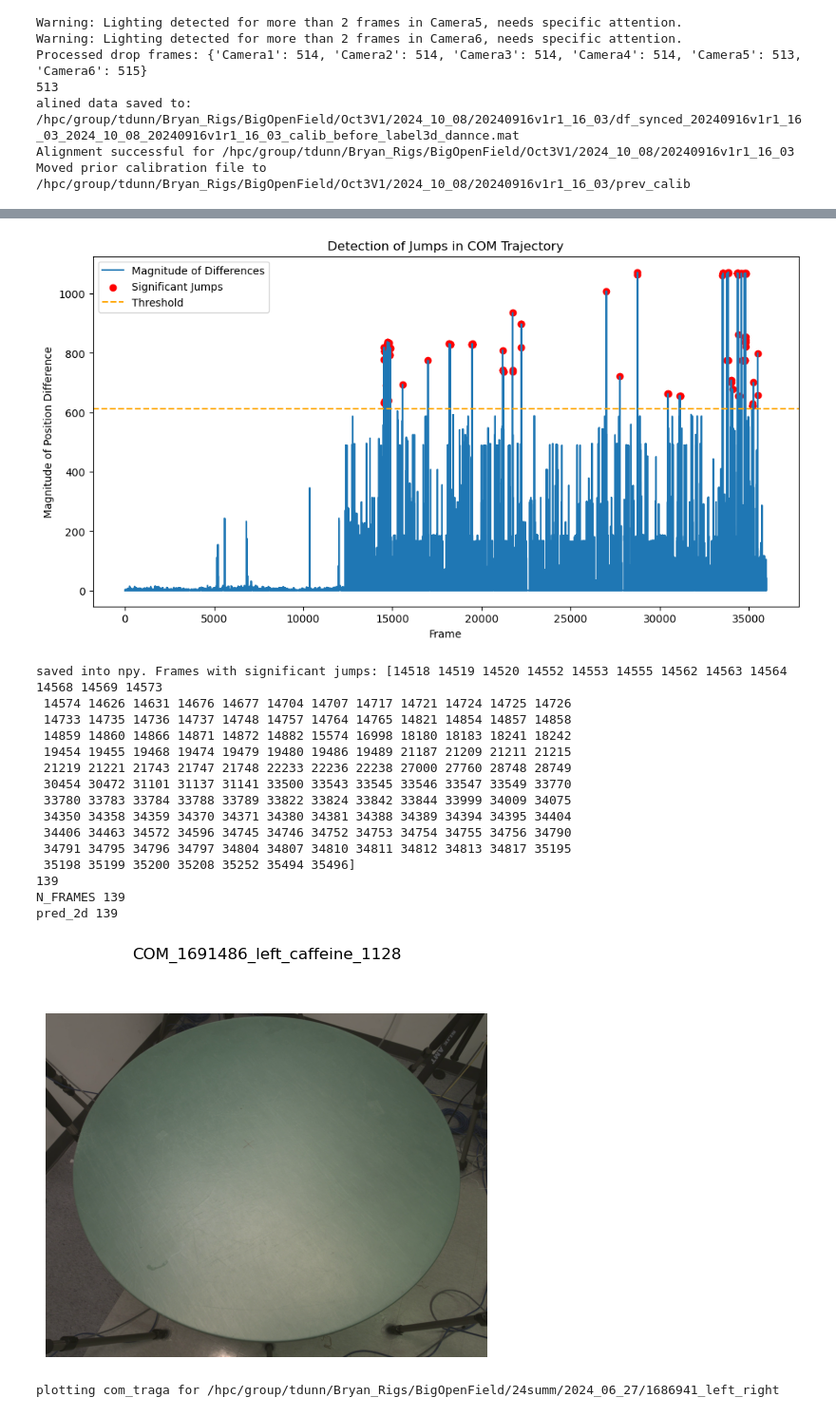
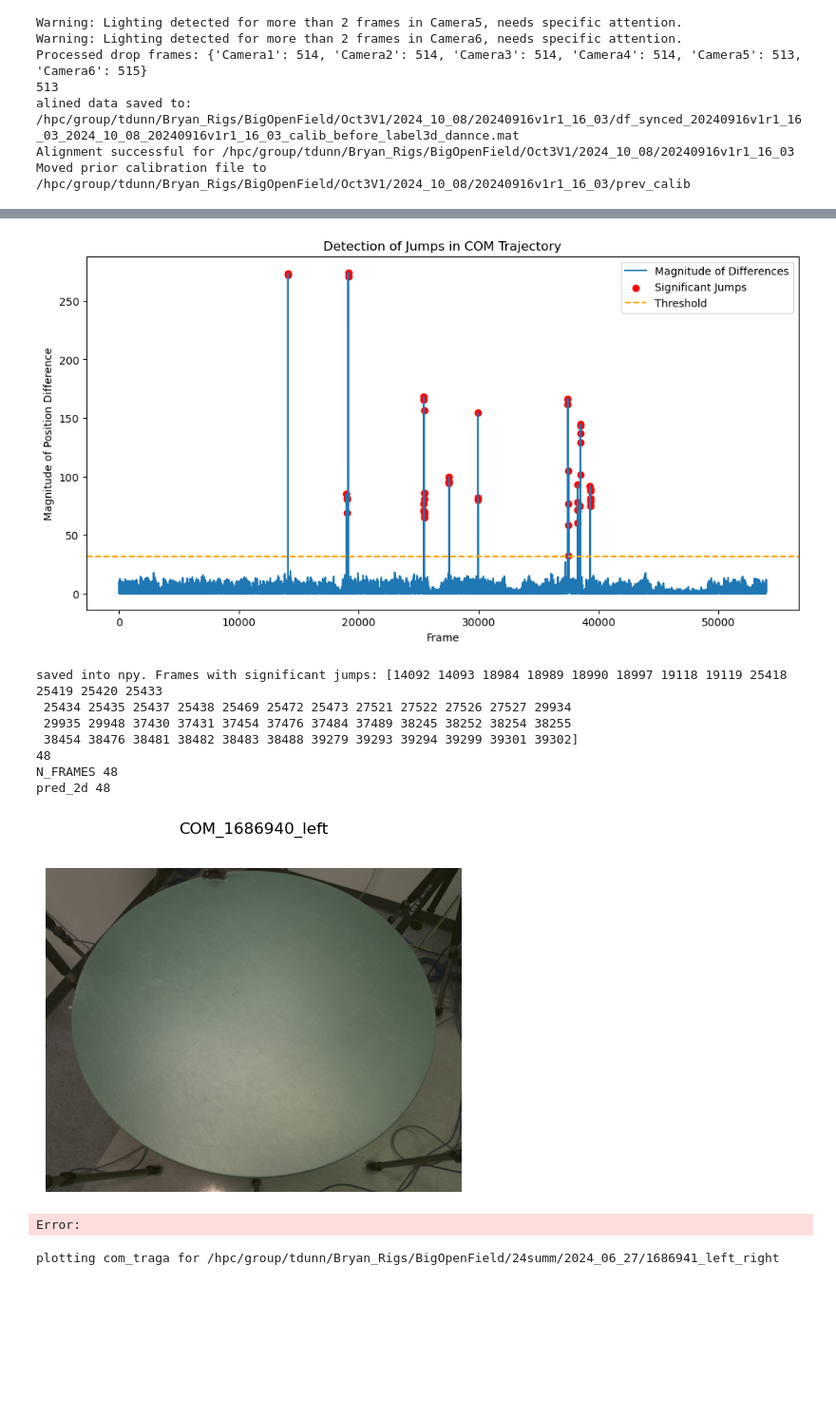
Before and after one commit to gadsfly/BBOP, a Jupyter notebook: execution/try/sync_df_from_raw_exe.ipynb, the cells around one changed output, grey strips where cells are left out. Shown at 95% size. Saved outputs shown, nothing was run; the diff lists cells and outputs as text; code cells hidden in the pictures; blank space fills up the shorter version.

```diff
--- a/execution/try/sync_df_from_raw_exe.ipynb
+++ b/execution/try/sync_df_from_raw_exe.ipynb
@@ -55,7 +55,8 @@ from utlis.vis_valid_utlis.com_trag_updated import plot_com_all
 # base_folder = '/hpc/group/tdunn/Bryan_Rigs/BigOpenField/Oct3V1/2024_11_06/0cricket_test_2_14_00'
 # '/hpc/group/tdunn/Bryan_Rigs/BigOpenField/24summ/2024_07_02/1691486_left_right_saline_1430'
 base_folders = [
-    '/hpc/group/tdunn/Bryan_Rigs/BigOpenField/24summ/2024_07_03/1691486_left_caffeine_1128'
+    '/hpc/group/tdunn/Bryan_Rigs/BigOpenField/24summ/2024_06_26/1686940_left'
+    # '/hpc/group/tdunn/Bryan_Rigs/BigOpenField/24summ/2024_07_03/1691486_left_caffeine_1128'
     # '/hpc/group/tdunn/Bryan_Rigs/BigOpenField/Oct3V1/2024_11_13/20240910v1r_cricket_cyliner_test_16_17'
     # '/hpc/group/tdunn/Bryan_Rigs/BigOpenField/Oct3V1/2024_11_06/0cricket_test_2_14_00',
     # '/hpc/group/tdunn/Bryan_Rigs/BigOpenField/Oct3V1/2024_11_07/20241015pmcr2_AO_12_52',
@@ -80,20 +81,13 @@ Analysis complete. Plots saved to: /hpc/group/tdunn/Bryan_Rigs/BigOpenField/24su
-[figure, old version]
+[figure, new version]
-saved into npy. Frames with significant jumps: [14518 14519 14520 14552 14553 14555 14562 14563 14564 14568 14569 14573
- 14574 14626 14631 14676 14677 14704 14707 14717 14721 14724 14725 14726
- 14733 14735 14736 14737 14748 14757 14764 14765 14821 14854 14857 14858
- 14859 14860 14866 14871 14872 14882 15574 16998 18180 18183 18241 18242
- 19454 19455 19468 19474 19479 19480 19486 19489 21187 21209 21211 21215
- 21219 21221 21743 21747 21748 22233 22236 22238 27000 27760 28748 28749
- 30454 30472 31101 31137 31141 33500 33543 33545 33546 33547 33549 33770
- 33780 33783 33784 33788 33789 33822 33824 33842 33844 33999 34009 34075
- 34350 34358 34359 34370 34371 34380 34381 34388 34389 34394 34395 34404
- 34406 34463 34572 34596 34745 34746 34752 34753 34754 34755 34756 34790
- 34791 34795 34796 34797 34804 34807 34810 34811 34812 34813 34817 35195
- 35198 35199 35200 35208 35252 35494 35496]
-139
-N_FRAMES 139
-pred_2d 139
+saved into npy. Frames with significant jumps: [14092 14093 18984 18989 18990 18997 19118 19119 25418 25419 25420 25433
+ 25434 25435 25437 25438 25469 25472 25473 27521 27522 27526 27527 29934
+ 29935 29948 37430 37431 37454 37476 37484 37489 38245 38252 38254 38255
+ 38454 38476 38481 38482 38483 38488 39279 39293 39294 39299 39301 39302]
+48
+N_FRAMES 48
+pred_2d 48
-[figure, old version]
+[figure, new version]
+Error:
 # %%
 import sys
 import os
```
Also changed, not shown: parts of 1 cell of this notebook, 8 other files.
